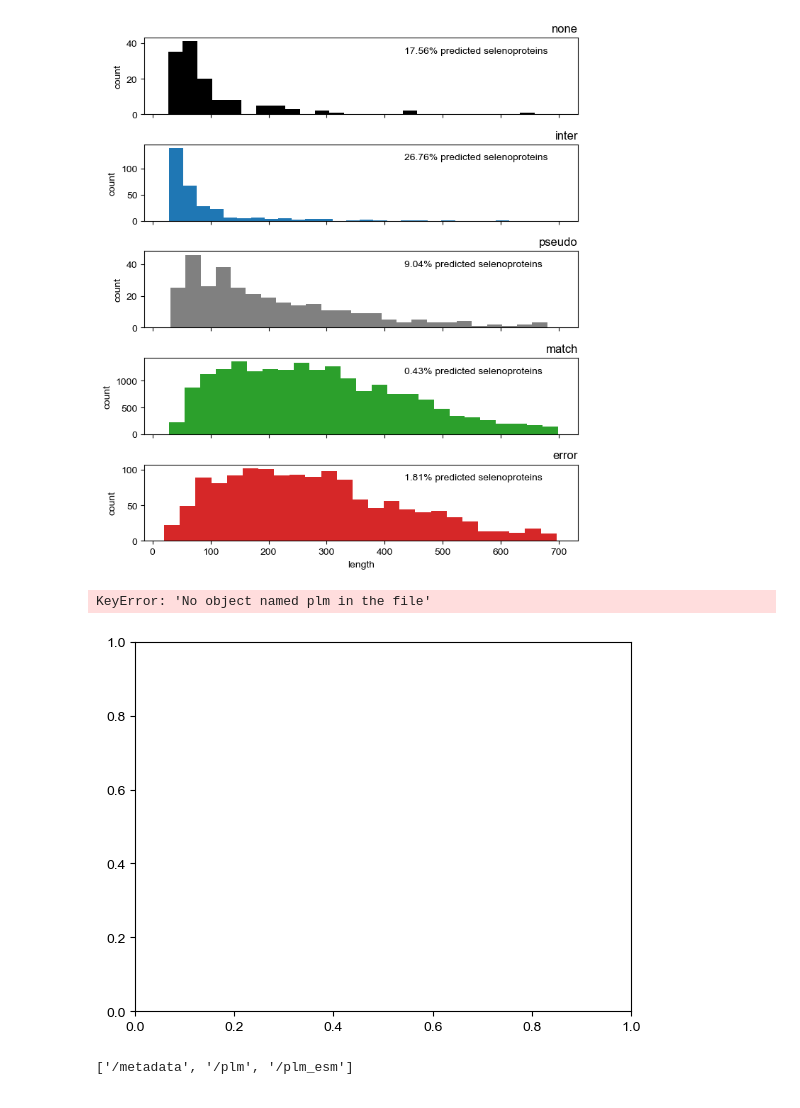
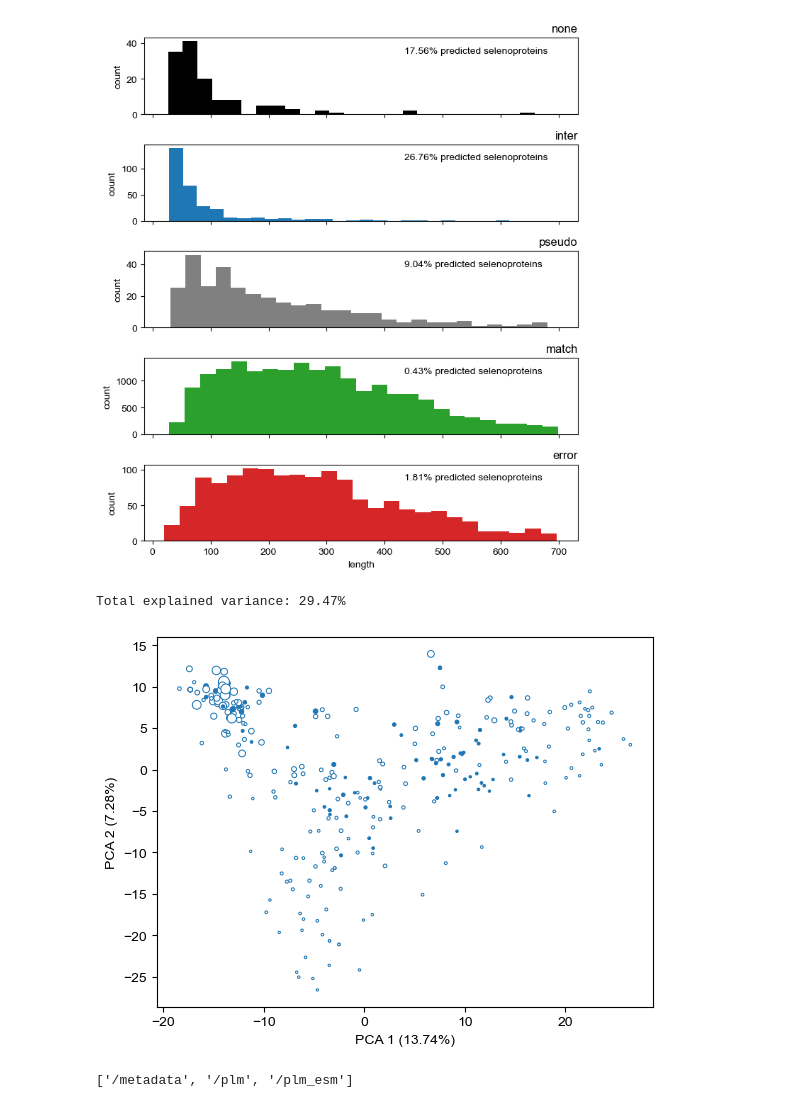
Before and after one commit to pipparichter/selenobot, a Jupyter notebook: notebooks/model-orgs-binary.ipynb, the cells around one changed output. Saved outputs shown, nothing was run; the diff lists cells and outputs as text; code cells hidden in the pictures.

```diff
--- a/notebooks/model-orgs-binary.ipynb
+++ b/notebooks/model-orgs-binary.ipynb
@@ -214,41 +214,42 @@ def load_embeddings(label:str):
     emb_df = []
     seqs = []
     for organism in organisms:
-        df = pd.read_hdf(f'../data/model_organisms/gtdb_{organism.code_name}.h5', key='plm')
+        df = pd.read_hdf(f'../data/model_organisms/gtdb_{organism.code_name}.h5', key='plm_pt5')
         seq_df = pd.read_hdf(f'../data/model_organisms/gtdb_{organism.code_name}.h5', key='metadata')[['seq']]
 
         mask = df.index.isin(ids)
         emb_df.append(df[mask])
         seqs += list(seq_df[mask].values.ravel())
     emb_df = pd.concat(emb_df)
 
     return emb_df, seqs
 
 
 
 fig, ax = plt.subplots()
 
 label = 'inter'
 emb_df, seqs = load_embeddings(label)
 emb, index = emb_df.values, emb_df.index
 
 scaler = StandardScaler()
 emb = scaler.fit_transform(emb)
 pca = PCA(n_components=4)
 comps = pca.fit_transform(emb)
 
 exp_var = pca.explained_variance_ratio_
-print()
+print(f'Total explained variance: {100 * exp_var.sum():.2f}%')
+
 ax.set_xlabel(f'PCA 1 ({100 * exp_var[0]:.2f}%)')
 ax.set_ylabel(f'PCA 2 ({100 * exp_var[1]:.2f}%)')
 
 colors = [color_map[label] if id_ in pred_df.index else 'white' for id_ in index]
 sizes = [len(seq) / 10 for seq in seqs]
 ax.scatter(comps[:, 0], comps[:, 1], edgecolors=color_map[label], linewidth=0.7, color=colors, sizes=sizes)
 plt.show()
 # %% [output]
-KeyError: 'No object named plm in the file'
+Total explained variance: 29.47%
-[figure, old version]
+[figure, new version]
 # %%
 store = pd.HDFStore('../data/model_organisms/gtdb_mtub.h5')
 print(list(store.keys()))
```
Also changed, not shown: 1 other file.
